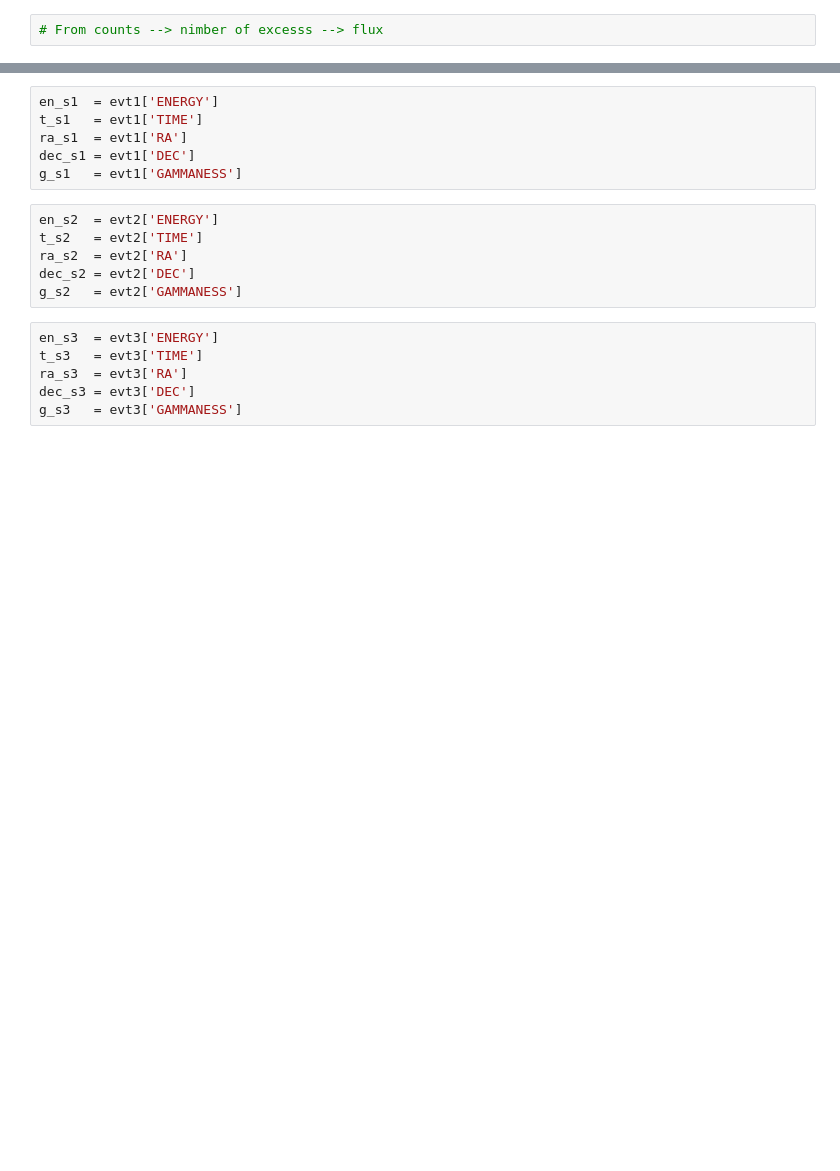
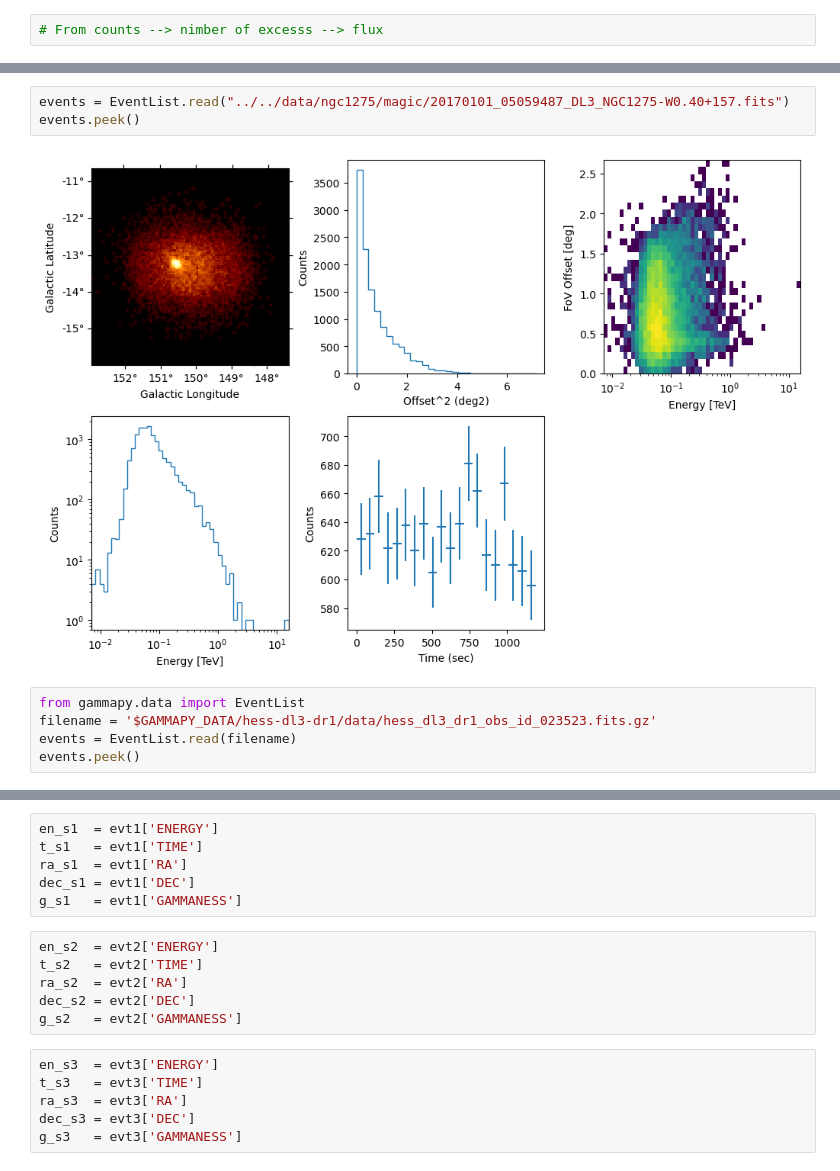
Before and after one commit to datacamp-astro/2022-arqus-bergen, a Jupyter notebook: hands_on/2_data_select_bin/data_selection_binning.ipynb, the cells around one changed output, grey strips where cells are left out. Cells and saved outputs as stored; diff of their text form; blank space fills up the shorter version.

```diff
--- a/hands_on/2_data_select_bin/data_selection_binning.ipynb
+++ b/hands_on/2_data_select_bin/data_selection_binning.ipynb
@@ -478,0 +417,10 @@ print(len(evt2))
+# %%
+events = EventList.read("../../data/ngc1275/magic/20170101_05059487_DL3_NGC1275-W0.40+157.fits")
+events.peek()
+# %% [output]
+[figure, added]
+# %%
+from gammapy.data import EventList
+filename = '$GAMMAPY_DATA/hess-dl3-dr1/data/hess_dl3_dr1_obs_id_023523.fits.gz'
+events = EventList.read(filename)
+events.peek()
```
Also changed, not shown: parts of 47 cells of this notebook.
